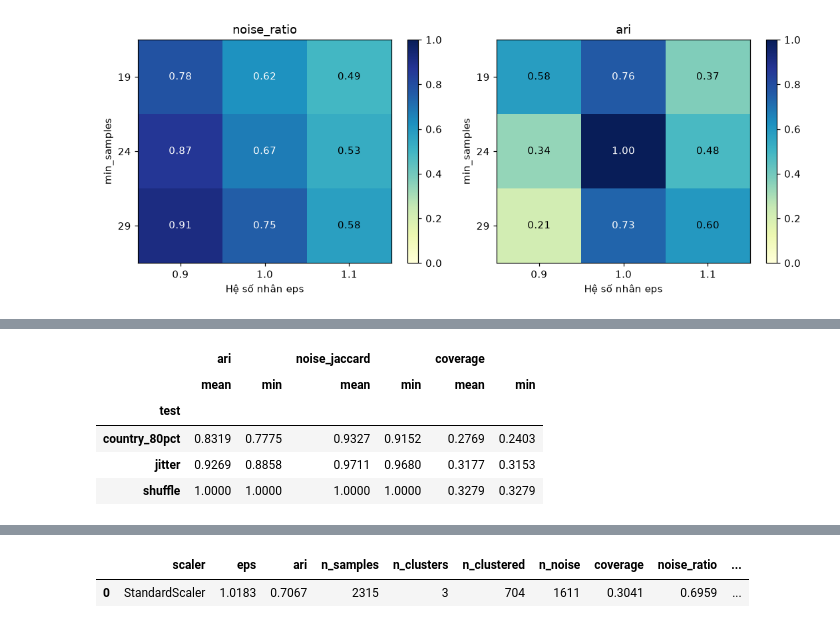
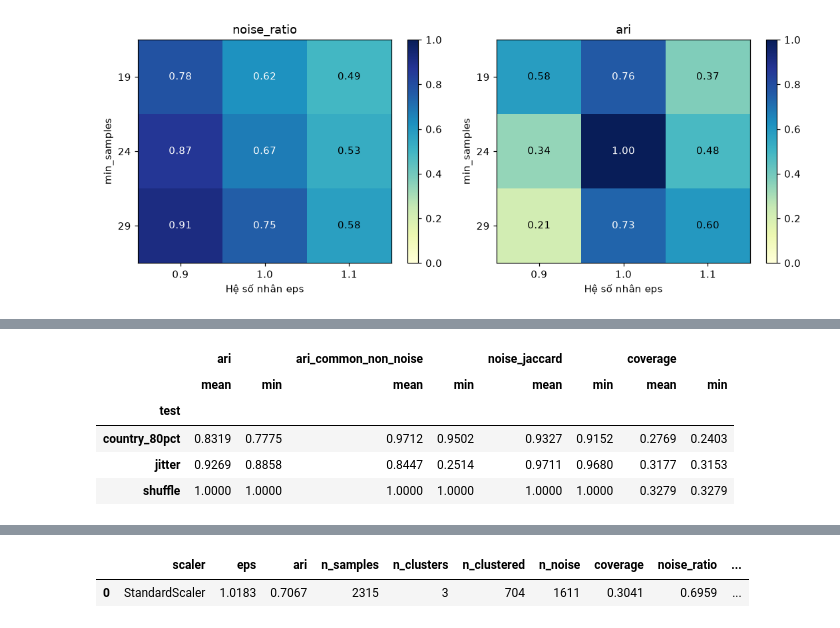
Before and after one commit to nguyenkhang310/DBSCAN, a Jupyter notebook: Khang/notebook/02_dbscan.ipynb, the cells around one changed output, grey strips where cells are left out. Drawn from its saved outputs; the diff is of its cells as text; code cells hidden in the pictures.

```diff
--- a/Khang/notebook/02_dbscan.ipynb
+++ b/Khang/notebook/02_dbscan.ipynb
@@ -54,19 +58,15 @@ meta = json.loads(paths["metadata"].read_text(encoding="utf-8"))
 features = meta["feature_columns"]
 clean = pd.read_csv(paths["clean"]).sort_values(KEYS).reset_index(drop=True)
 data = pd.read_csv(paths["scaled"]).sort_values(KEYS).reset_index(drop=True)
-checksum_audit = {}
 for name in ["clean", "scaled"]:
     raw = paths[name].read_bytes()
     actual = hashlib.sha256(raw).hexdigest()
     expected = meta["outputs"][name + "_sha256"]
     assert actual == expected, f"Sai checksum {name}; chạy lại notebook 01."
-    checksum_audit[name] = {"actual": actual, "metadata": expected}
 assert len(features) == len(set(features)) and not set(KEYS) & set(features)
 assert not clean.duplicated(KEYS).any() and not data.duplicated(KEYS).any()
 assert not data[KEYS].isna().any().any() and clean["is_aggregate"].eq(0).all()
-audit = clean[KEYS].merge(data[KEYS], on=KEYS, how="outer", indicator=True,
-                          validate="one_to_one")
-assert audit["_merge"].eq("both").all() and clean[KEYS].equals(data[KEYS])
+assert clean[KEYS].equals(data[KEYS])
 X = data[features].to_numpy(dtype=float)
 assert X.shape[0] > 24 and np.isfinite(X).all()
 print(f"{len(data):,} quan sát | {data.country.nunique()} nền kinh tế | "
@@ -185,7 +200,7 @@ def compare_with_sklearn(points, eps, m):
     np.testing.assert_array_equal(labels == -1, reference.labels_ == -1)
     ari = adjusted_rand_score(labels, reference.labels_)
     assert ari == 1.0, "Hai triển khai chưa cho cùng phân hoạch."
-    return ari
+    return labels, core, ari
 
 comparison = []
 for seed in range(3):
@@ -195,7 +210,7 @@ for seed in range(3):
     for name, points in examples.items():
         for eps in [0.15, 0.3, 0.6]:
             for m in [3, 5]:
-                ari = compare_with_sklearn(points, eps, m)
+                _, _, ari = compare_with_sklearn(points, eps, m)
                 comparison.append({"dataset": name, "seed": seed,
                                    "eps": eps, "min_samples": m, "ari": ari})
 comparison = pd.DataFrame(comparison)
@@ -265,6 +284,8 @@ def cluster_stats(points, labels):
         "smallest_cluster": int(counts.min()) if len(counts) else 0,
         "largest_cluster_ratio": float(counts.max() / keep.sum()) if len(counts) else 0,
         "silhouette": float(silhouette_score(points[keep], labels[keep])) if valid else np.nan,
+        "davies_bouldin": float(davies_bouldin_score(points[keep], labels[keep])) if valid else np.nan,
+        "calinski_harabasz": float(calinski_harabasz_score(points[keep], labels[keep])) if valid else np.nan,
         "metric_note": "non-noise, full sample" if valid else "N/A: cần 2 <= số cụm < số điểm",
     }
 
@@ -325,6 +350,5 @@ Bản tự viết tạo nhãn cuối, kiểm chứng lại trên toàn bộ WDI.
 # %%
-labels, core = dbscan_from_scratch(X, EPS, MIN_SAMPLES)
-assert compare_with_sklearn(X, EPS, MIN_SAMPLES) == 1
+labels, core, real_ari = compare_with_sklearn(X, EPS, MIN_SAMPLES)
 point_type = np.where(labels < 0, "noise", np.where(core, "core", "border"))
 result = data[KEYS].assign(cluster=labels, point_type=point_type)
 final_summary = cluster_stats(X, labels)
@@ -409,31 +439,34 @@ fig.tight_layout(); fig.savefig(FIG / "05_do_nhay.png"); plt.show()
 # %%
 stability_rows = []
 for seed in range(5):
     rng = np.random.default_rng(SEED + seed)
     chosen_countries = rng.choice(data.country.unique(),
                                   size=round(data.country.nunique() * 0.8), replace=False)
     subset = np.flatnonzero(data.country.isin(chosen_countries))
     experiments = [("shuffle", rng.permutation(len(X)), None),
                    ("jitter", np.arange(len(X)), rng.normal(0, 0.01, X.shape)),
                    ("country_80pct", subset, None)]
     for kind, indices, jitter in experiments:
         points = X[indices] if jitter is None else X[indices] + jitter[indices]
         changed = DBSCAN(eps=EPS, min_samples=MIN_SAMPLES).fit_predict(points)
         before_noise, after_noise = labels[indices] < 0, changed < 0
         union = (before_noise | after_noise).sum()
+        common = ~(before_noise | after_noise)
+        common_ari = adjusted_rand_score(labels[indices][common], changed[common]) if common.sum() > 1 else np.nan
         stability_rows.append({"test": kind, "seed": SEED + seed,
                                "ari": adjusted_rand_score(labels[indices], changed),
+                               "ari_common_non_noise": common_ari, "n_common_non_noise": int(common.sum()),
                                "noise_jaccard": float((before_noise & after_noise).sum() / union) if union else 1.0,
                                **cluster_stats(points, changed)})
 stability = pd.DataFrame(stability_rows)
-display(stability.groupby("test")[["ari", "noise_jaccard", "coverage"]].agg(["mean", "min"]).round(4))
+display(stability.groupby("test")[["ari", "ari_common_non_noise", "noise_jaccard", "coverage"]].agg(["mean", "min"]).round(4))
 assert np.allclose(stability.loc[stability.test == "shuffle", "noise_jaccard"], 1)
 # %% [output]
-|  | ari |  | noise_jaccard |  | coverage |  |
-|  | mean | min | mean | min | mean | min |
-| test |  |  |  |  |  |  |
-| country_80pct | 0.8319 | 0.7775 | 0.9327 | 0.9152 | 0.2769 | 0.2403 |
-| jitter | 0.9269 | 0.8858 | 0.9711 | 0.9680 | 0.3177 | 0.3153 |
-| shuffle | 1.0000 | 1.0000 | 1.0000 | 1.0000 | 0.3279 | 0.3279 |
+|  | ari |  | ari_common_non_noise |  | noise_jaccard |  | coverage |  |
+|  | mean | min | mean | min | mean | min | mean | min |
+| test |  |  |  |  |  |  |  |  |
+| country_80pct | 0.8319 | 0.7775 | 0.9712 | 0.9502 | 0.9327 | 0.9152 | 0.2769 | 0.2403 |
+| jitter | 0.9269 | 0.8858 | 0.8447 | 0.2514 | 0.9711 | 0.9680 | 0.3177 | 0.3153 |
+| shuffle | 1.0000 | 1.0000 | 1.0000 | 1.0000 | 1.0000 | 1.0000 | 0.3279 | 0.3279 |
 # %% [markdown]
 ### Thang đo và lát cắt năm
```
Also changed, not shown: parts of 29 cells of this notebook, 33 other files.
